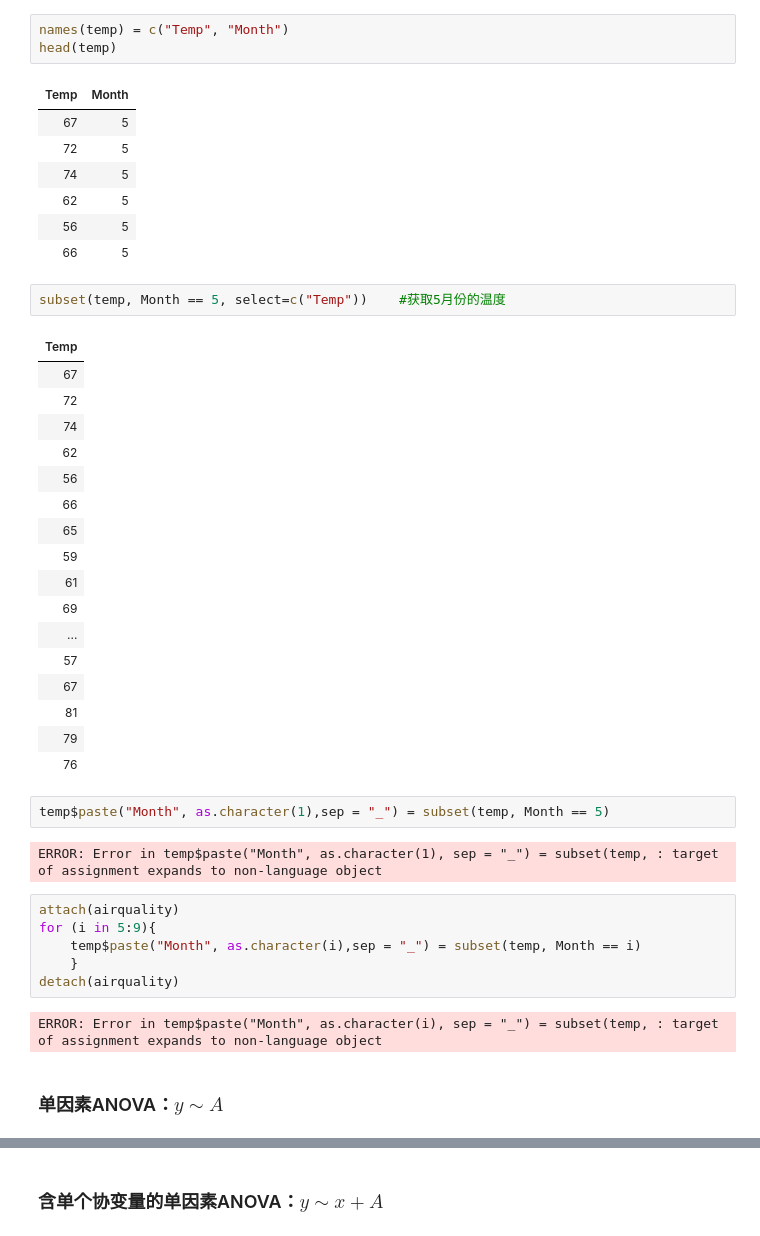
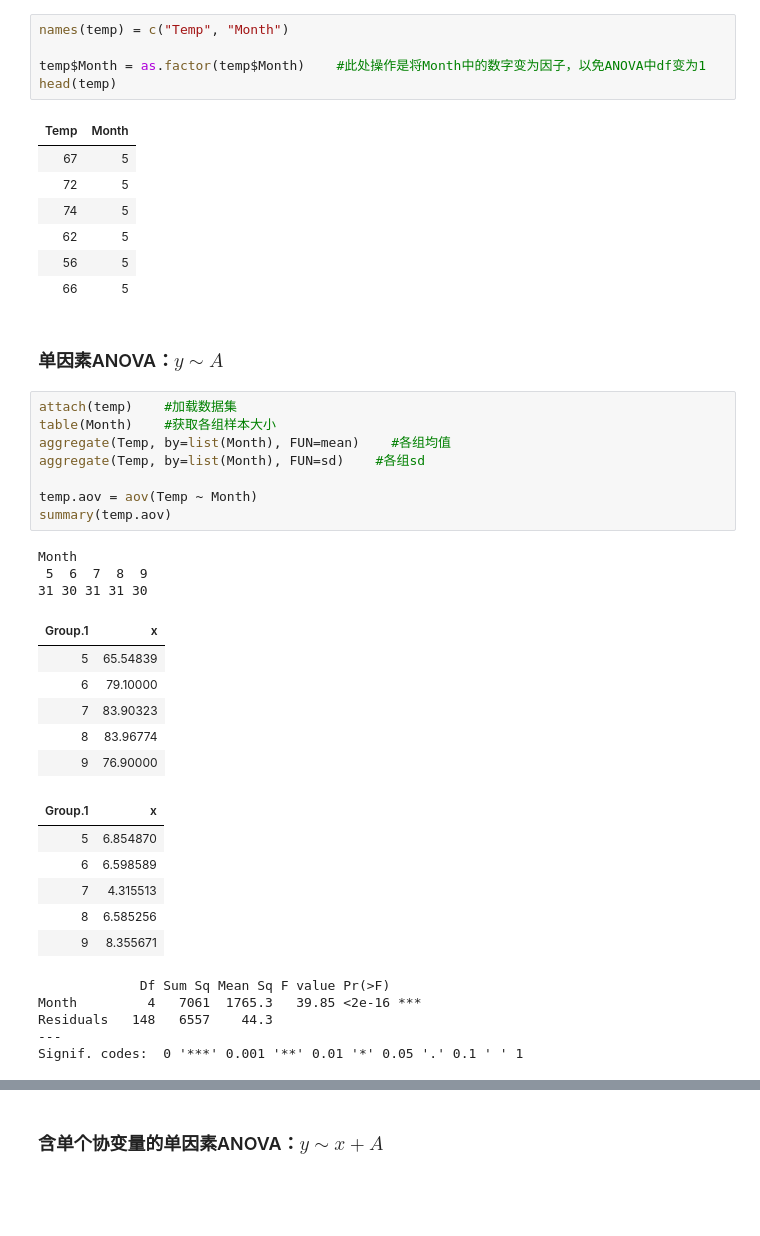
Before and after one commit to Sanningw/ML-and-DL, a Jupyter notebook: math/Statistics/R/stats.ipynb, the cells around one changed output, grey strips where cells are left out. Saved outputs shown, nothing was run; the diff lists cells and outputs as text; blank space fills up the shorter version.

```diff
--- a/math/Statistics/R/stats.ipynb
+++ b/math/Statistics/R/stats.ipynb
@@ -308,5 +309,7 @@ The following objects are masked from airquality (pos = 3):
 # %%
 names(temp) = c("Temp", "Month")
+
+temp$Month = as.factor(temp$Month)    #此处操作是将Month中的数字变为因子，以免ANOVA中df变为1
 head(temp)
 # %% [output]
 | Temp | Month |
@@ -316,38 +319,35 @@ head(temp)
 | 62 | 5 |
 | 56 | 5 |
 | 66 | 5 |
-# %%
-subset(temp, Month == 5, select=c("Temp"))    #获取5月份的温度
-# %% [output]
-| Temp |
-| 67 |
-| 72 |
-| 74 |
-| 62 |
-| 56 |
-| 66 |
-| 65 |
-| 59 |
-| 61 |
-| 69 |
-| ... |
-| 57 |
-| 67 |
-| 81 |
-| 79 |
-| 76 |
-# %%
-temp$paste("Month", as.character(1),sep = "_") = subset(temp, Month == 5)
-# %% [output]
-ERROR: Error in temp$paste("Month", as.character(1), sep = "_") = subset(temp, : target of assignment expands to non-language object
-# %%
-attach(airquality)
-for (i in 5:9){
-    temp$paste("Month", as.character(i),sep = "_") = subset(temp, Month == i)
-    }
-detach(airquality)
-# %% [output]
-ERROR: Error in temp$paste("Month", as.character(i), sep = "_") = subset(temp, : target of assignment expands to non-language object
 # %% [markdown]
 ### 单因素ANOVA：$y\sim A$
+# %%
+attach(temp)    #加载数据集
+table(Month)    #获取各组样本大小
+aggregate(Temp, by=list(Month), FUN=mean)    #各组均值
+aggregate(Temp, by=list(Month), FUN=sd)    #各组sd
+
+temp.aov = aov(Temp ~ Month)
+summary(temp.aov)
+# %% [output]
+Month
+ 5  6  7  8  9
+31 30 31 31 30
+| Group.1 | x |
+| 5 | 65.54839 |
+| 6 | 79.10000 |
+| 7 | 83.90323 |
+| 8 | 83.96774 |
+| 9 | 76.90000 |
+| Group.1 | x |
+| 5 | 6.854870 |
+| 6 | 6.598589 |
+| 7 | 4.315513 |
+| 8 | 6.585256 |
+| 9 | 8.355671 |
+             Df Sum Sq Mean Sq F value Pr(>F)
+Month         4   7061  1765.3   39.85 <2e-16 ***
+Residuals   148   6557    44.3
+---
+Signif. codes:  0 '***' 0.001 '**' 0.01 '*' 0.05 '.' 0.1 ' ' 1
 # %%
```
Also changed, not shown: parts of 4 cells of this notebook.
